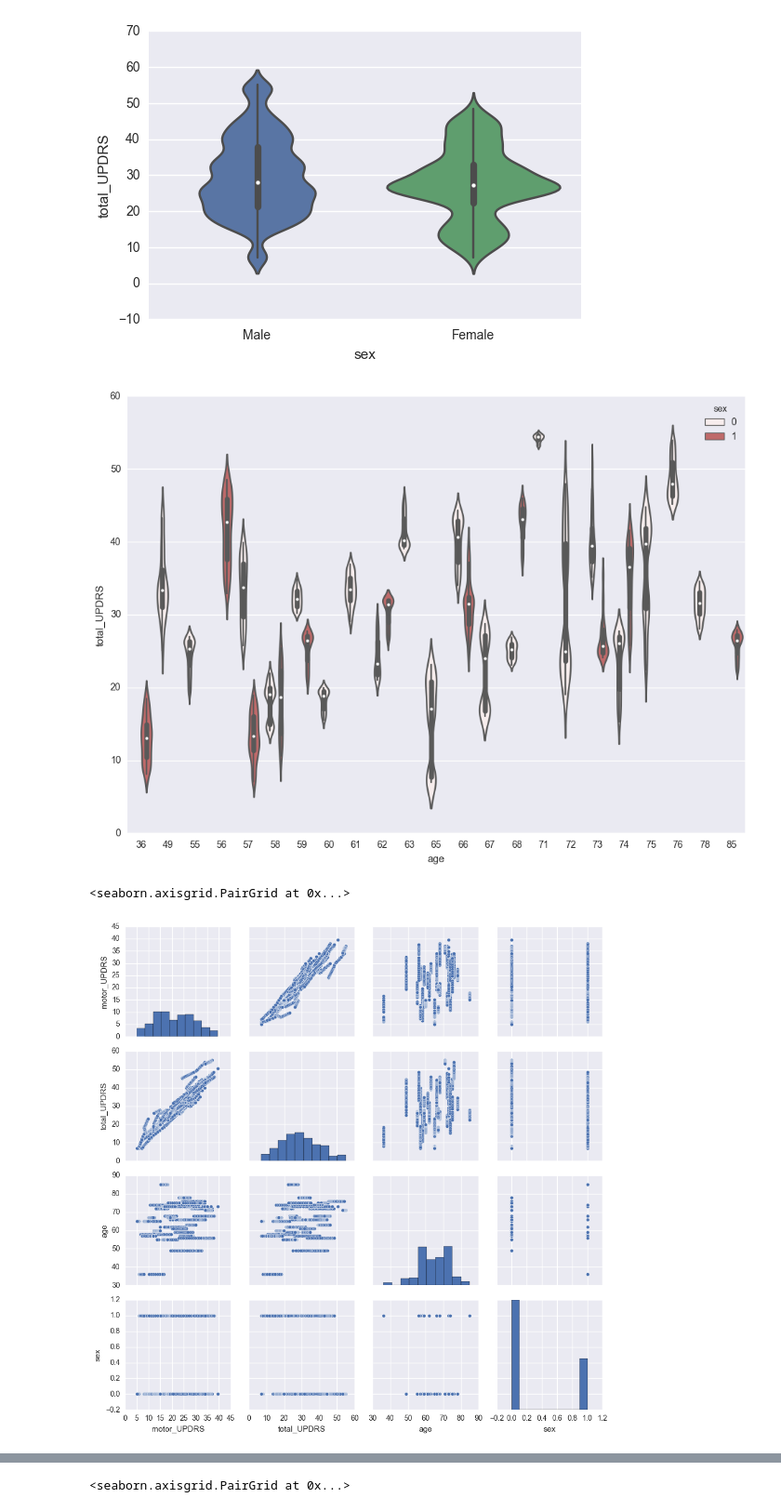
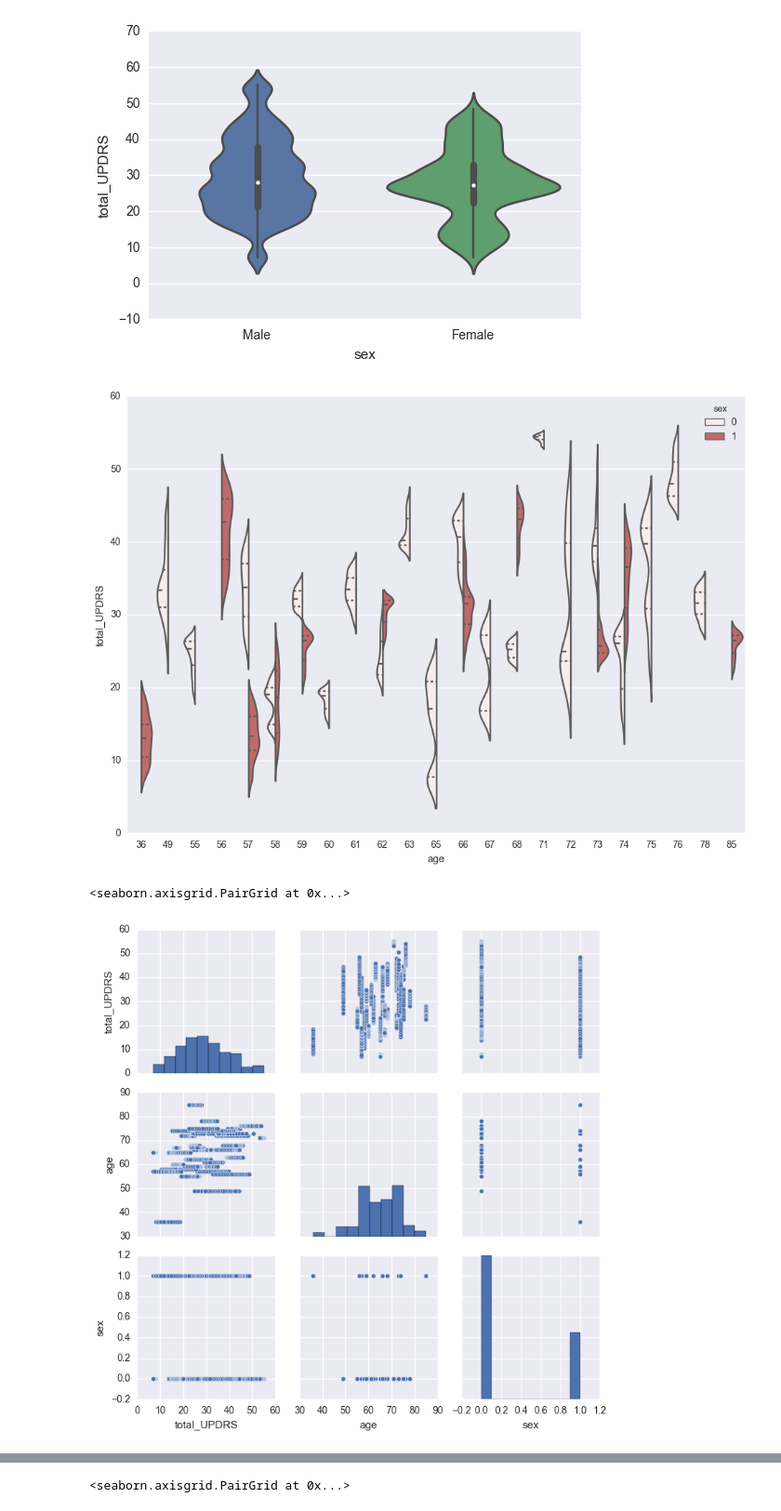
Before and after one commit to koelyl/Predict-Parkinsons, a Jupyter notebook: Parkinsons Prediction.ipynb, the cells around one changed output, grey strips where cells are left out. Shown at 93% size. Cells and saved outputs as stored; diff of their text form; code cells hidden in the pictures.

```diff
--- a/Parkinsons Prediction.ipynb
+++ b/Parkinsons Prediction.ipynb
@@ -84,7 +84,7 @@ df.describe()
 # %% [markdown]
 Test time is time since recruitment into the trial, so we'll remove all observations with negative test times:
 # %%
- df = df[df.test_time > 0]
+ df = df[df.test_time >= 0]
 # %% [markdown]
 Let's look again, now that those erroneous observations are removed:
 # %%
@@ -131,12 +137,12 @@ ax.set_xticklabels(['Male', 'Female'])
 fig2, ax2 = plt.subplots()
 # the size of A4 paper
 fig2.set_size_inches(11.7, 8.27)
-ax2 = sns.violinplot(x="age", y="total_UPDRS", hue="sex", color='#CD5C5C', data=df)
+ax2 = sns.violinplot(x="age", y="total_UPDRS", hue="sex", color='#CD5C5C', split=True, inner="quartile", data=df)
 # %% [output]
-[figure, old version]
+[figure, new version]
 # %%
-sns.pairplot(df, vars=["motor_UPDRS", "total_UPDRS", "age", "sex"])
+sns.pairplot(df, vars=["total_UPDRS", "age", "sex"])
 # %% [output]
 <seaborn.axisgrid.PairGrid at 0x...>
-[figure, old version]
+[figure, new version]
 # %%
```
Also changed, not shown: parts of 9 cells of this notebook.
